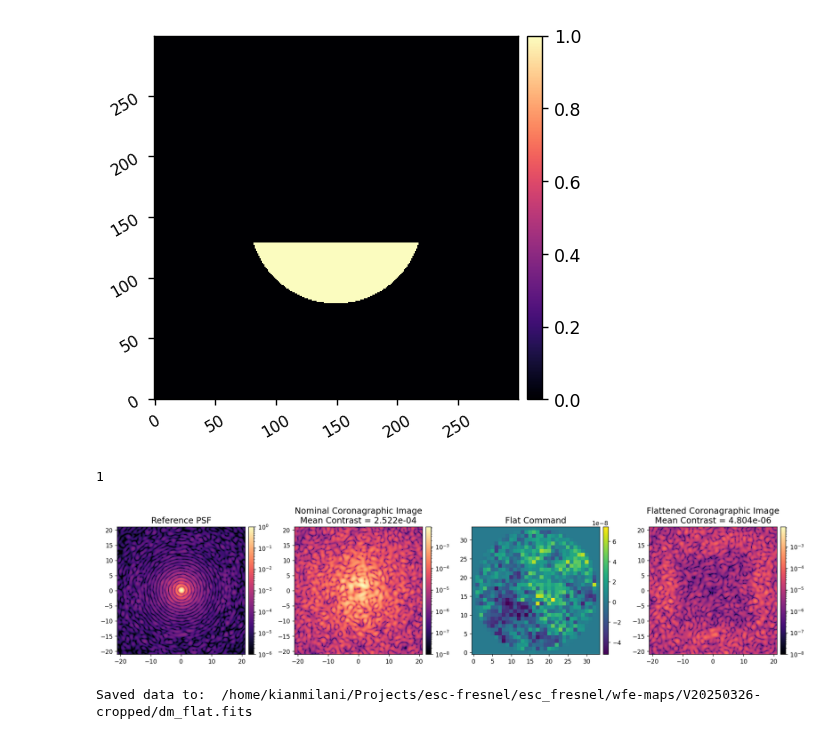
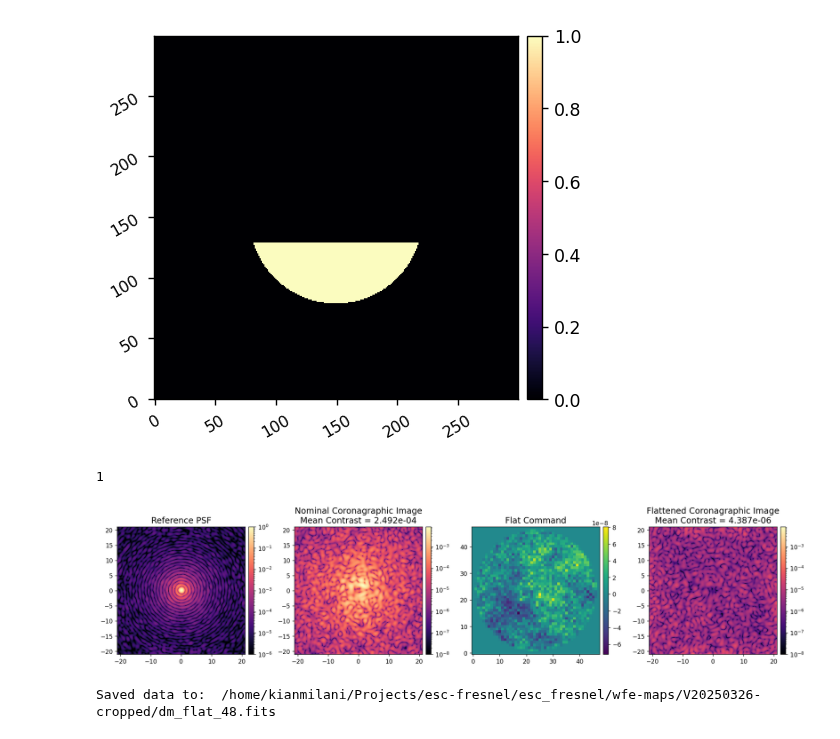
Before and after one commit to kian1377/esc-fresnel, a Jupyter notebook: notebooks/esc_fresnel_dm_flat.ipynb, the cells around one changed output. Cells and saved outputs as stored; diff of their text form; code cells hidden in the pictures.

```diff
--- a/notebooks/esc_fresnel_dm_flat.ipynb
+++ b/notebooks/esc_fresnel_dm_flat.ipynb
@@ -27,3 +27,6 @@ from esc_fresnel.math_module import xp, xcipy, ensure_np_array
 from esc_fresnel.imshows import imshow1, imshow2, imshow3, imshow
 import esc_fresnel.esc_fresnel_subap as esc
 import esc_fresnel.esc_optics as esc_optics
+from esc_fresnel import dm
+
+dm_choice = 2
@@ -112,5 +113,8 @@ for optic in wfe_keys:
     wfes[optic] = wfe
 # %%
 reload(esc)
-M = esc.single()
+reload(dm)
+M = esc.single(dm_choice=dm_choice)
 M.wfes = wfes
+imshow([M.dm_mask])
+M.Nacts
@@ -131,8 +139,8 @@ imshow(
     cmaps=['plasma', 'viridis'],
     wspace=0
 )
-utils.save_fits(esc_fresnel.path/'wfe-maps'/wfe_dir/f'prefpm_opd.fits', lyot_opd)
-utils.save_fits(esc_fresnel.path/'wfe-maps'/wfe_dir/f'prefpm_amp.fits', lyot_amp)
+# utils.save_fits(esc_fresnel.path/'wfe-maps'/wfe_dir/f'prefpm_opd.fits', lyot_opd)
+# utils.save_fits(esc_fresnel.path/'wfe-maps'/wfe_dir/f'prefpm_amp.fits', lyot_amp)
 # imshow3(xp.abs(lyot_wfe), xp.angle(lyot_wfe), lyot_opd)
 # %% [output]
 1
@@ -272,9 +291,12 @@ for optic in wfe_keys:
 # %%
 reload(esc)
-M = esc.single()
+reload(dm)
+M = esc.single(dm_choice=dm_choice)
 M.wfes = wfes
 
-M.set_dm(flat_command)
+scale = 1
+
+M.set_dm(flat_command*scale)
 M.use_vortex = False
 ref_psf = M.snap()
 M.Imax_ref = xp.max(ref_psf)
@@ -283,40 +305,40 @@ M.zero_dm()
 M.use_vortex = True
 coro_im_0 = M.snap()
 
-M.set_dm(flat_command)
+M.set_dm(flat_command*scale)
 coro_im_flat = M.snap()
 
 coro_mask = utils.create_annular_focal_plane_mask(
     M.npsf,
     M.camsci_pxscl_lamDc,
     irad=3,
     orad=10,
     edge=3,
     rotation=90,
 )
 imshow1(coro_mask)
 
 contrast_0 = utils.mean(coro_im_0, coro_mask)
 contrast_flat = utils.mean(coro_im_flat, coro_mask)
 
 imshow(
     [ref_psf/M.Imax_ref, coro_im_0, flat_command, coro_im_flat,],
     titles=[f'Reference PSF',
             f'Nominal Coronagraphic Image\nMean Contrast = {contrast_0:.3e}',
             'Flat Command',
             f'Flattened Coronagraphic Image\nMean Contrast = {contrast_flat:.3e}',],
     title_fzs=[14]*4,
     norms=[LogNorm(1e-6), LogNorm(1e-8, np.max(coro_im_0)), None, LogNorm(1e-8, np.max(coro_im_0))],
     cmaps=['magma', 'magma', None, 'magma'],
     pxscls=[M.camsci_pxscl_lamDc, M.camsci_pxscl_lamDc, None, M.camsci_pxscl_lamDc],
     wspace=0.3,
     figsize=(20,8),
 )
 # %% [output]
 [figure]
 1
-[figure, old version]
+[figure, new version]
 # %%
-utils.save_fits(esc_fresnel.path/'wfe-maps'/wfe_dir/'dm_flat.fits', flat_command)
+utils.save_fits(esc_fresnel.path/'wfe-maps'/wfe_dir/'dm_flat_48.fits', flat_command)
 # %% [output]
-Saved data to:  /home/kianmilani/Projects/esc-fresnel/esc_fresnel/wfe-maps/V20250326-cropped/dm_flat.fits
+Saved data to:  /home/kianmilani/Projects/esc-fresnel/esc_fresnel/wfe-maps/V20250326-cropped/dm_flat_48.fits
```
Also changed, not shown: parts of 7 cells of this notebook, 6 other files.
